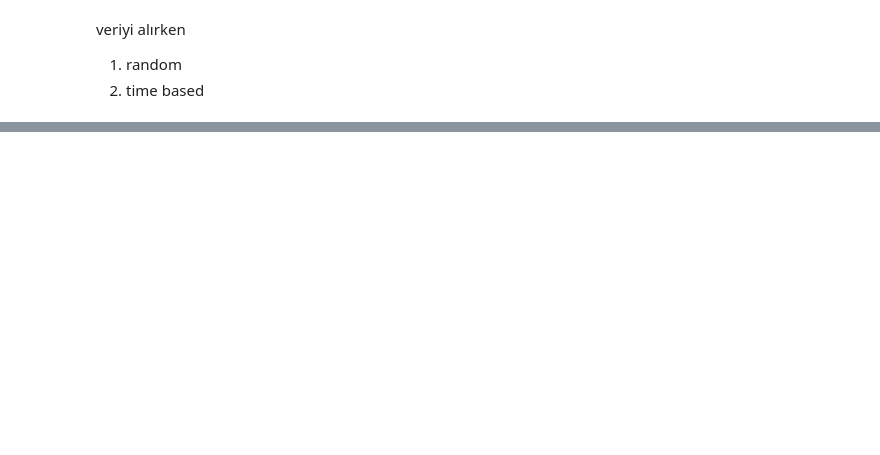
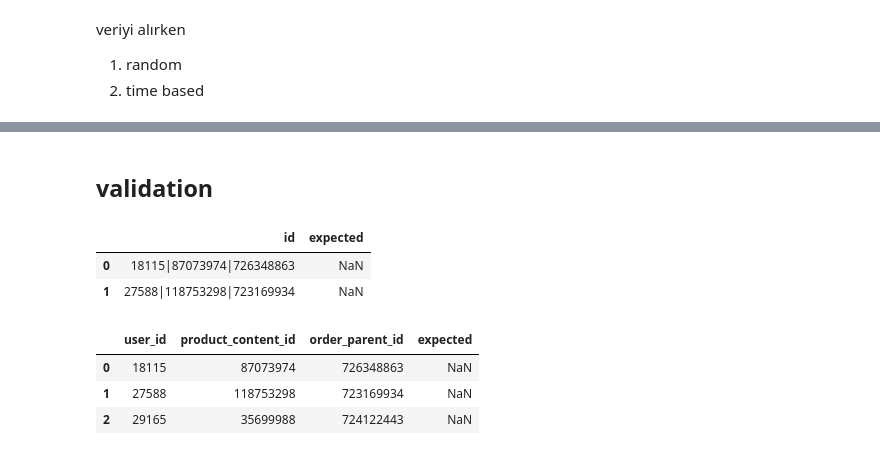
Before and after one commit to ihkaraman/trendyol_datathon_21, a Jupyter notebook: modelling.ipynb, the cells around one changed output, grey strips where cells are left out. Drawn from its saved outputs; the diff is of its cells as text; code cells hidden in the pictures; blank space fills up the shorter version.

```diff
--- a/modelling.ipynb
+++ b/modelling.ipynb
@@ -195,0 +316,21 @@ print_metrics(preds, y_test, pipe1)
+# %% [markdown]
+## validation
+# %%
+data_path = r'C:\Users\IsmailKaraman\workspace\data\trendyol\\'
+test_raw = pd.read_csv(data_path+'test_data.csv')
+test_raw.head(2)
+# %% [output]
+|  | id | expected |
+| 0 | 18115|87073974|726348863 | NaN |
+| 1 | 27588|118753298|723169934 | NaN |
+# %%
+test = test_raw.copy()
+test[['user_id', 'product_content_id', 'order_parent_id']] = test['id'].str.split('|',expand=True)
+test = test[['user_id', 'product_content_id', 'order_parent_id','expected']]
+# %%
+test.head(3)
+# %% [output]
+|  | user_id | product_content_id | order_parent_id | expected |
+| 0 | 18115 | 87073974 | 726348863 | NaN |
+| 1 | 27588 | 118753298 | 723169934 | NaN |
+| 2 | 29165 | 35699988 | 724122443 | NaN |
```
Also changed, not shown: parts of 41 cells of this notebook, 2 other files.
